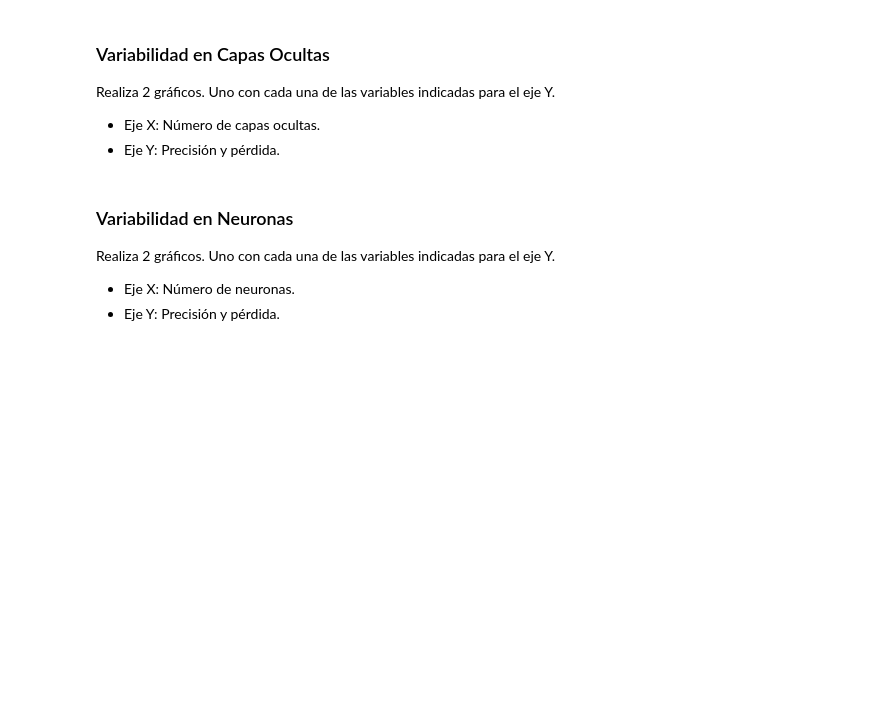
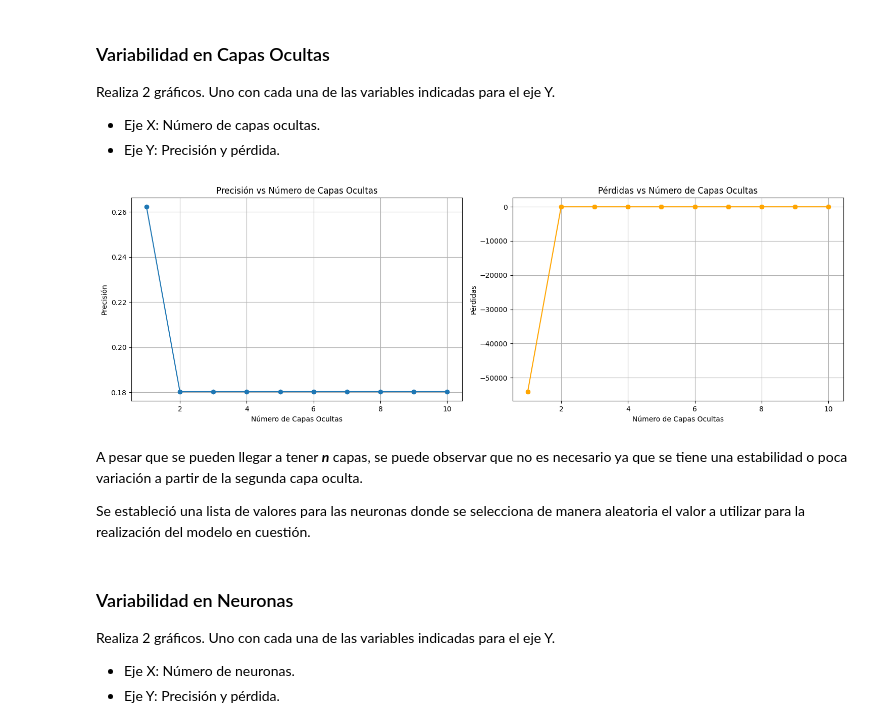
Before and after one commit to lpyo87/Statistical_LearningII, a Jupyter notebook: HT1/HT1 - Redes neuronales.ipynb, the cells around one changed output. Drawn from its saved outputs; the diff is of its cells as text; code cells hidden in the pictures; blank space fills up the shorter version.

Commit message:
HT1 Finalizada y diagramas parcial.

```diff
--- a/HT1/HT1 - Redes neuronales.ipynb
+++ b/HT1/HT1 - Redes neuronales.ipynb
@@ -460,0 +475,22 @@ for num_neuronas in range(1, 11):
+# %%
+accuracies_1 = []
+losses_1 = []
+precision_1=[]
+perdida_1=[]
+capas_o =[]
+# Estableciendo número de capas
+capas = range(1,11)
+
+for un_cap in capas:
+    # Entrenar el modelo
+    model_1 = red_n(un_cap=un_cap)
+    history_1 = model_1.fit(x_train, y_train, epochs=150, batch_size=32, verbose=1)
+    precision_1.append(history_1.history['accuracy'])
+    perdida_1.append(history_1.history['loss'])
+
+    # Evaluar modelo
+    loss, accuracy = model_1.evaluate(x_test, y_test)
+    capas_o.append(un_cap)
+    accuracies_1.append(accuracy)
+    losses_1.append(loss)
+    model_1.layers[:]=[]
@@ -583,3 +679,29 @@ Realiza 2 gráficos.  Uno con cada una de las variables indicadas para el eje Y.
+# %%
+# Se crean gráficas paralelas horizontalmente
+fig, (ax1, ax2) = plt.subplots(1, 2, figsize=(15, 5))
+
+# Gráfico de Precisión vs Número de Capas Ocultas
+ax1.plot(capas_o, accuracies_1, marker='o')
+ax1.set_title('Precisión vs Número de Capas Ocultas')
+ax1.set_xlabel('Número de Capas Ocultas')
+ax1.set_ylabel('Precisión')
+ax1.grid(True)
+
+# Gráfico de Pérdidas vs Número de Capas Ocultas
+ax2.plot(capas_o, losses_1, marker='8', color='orange')
+ax2.set_title('Pérdidas vs Número de Capas Ocultas')
+ax2.set_xlabel('Número de Capas Ocultas')
+ax2.set_ylabel('Pérdidas')
+ax2.grid(True)
+
+plt.tight_layout()
+plt.show()
+# %% [output]
+[figure, added]
+# %% [markdown]
+A pesar que se pueden llegar a tener ***n*** capas, se puede observar que no es necesario ya que se tiene una estabilidad o poca variación a partir de la segunda capa oculta.
+
+Se estableció una lista de valores para las neuronas donde se selecciona de manera aleatoria el valor a utilizar para la realización del modelo en cuestión.
 # %% [markdown]
 ### Variabilidad en Neuronas
 
```
Also changed, not shown: parts of 34 cells of this notebook, 2 other files.
